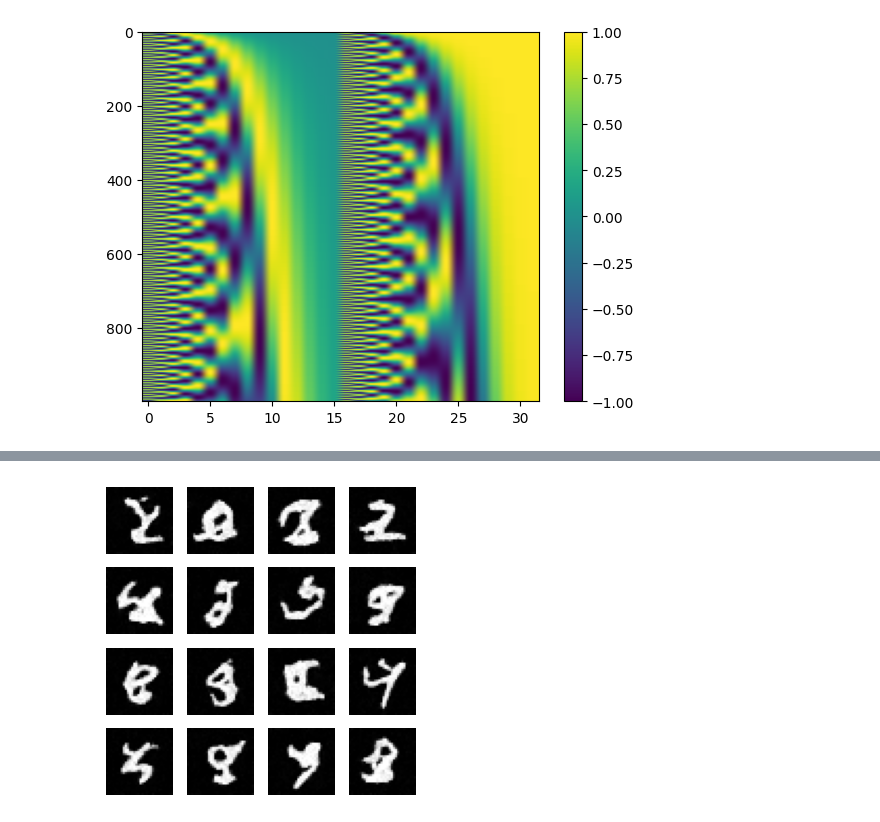
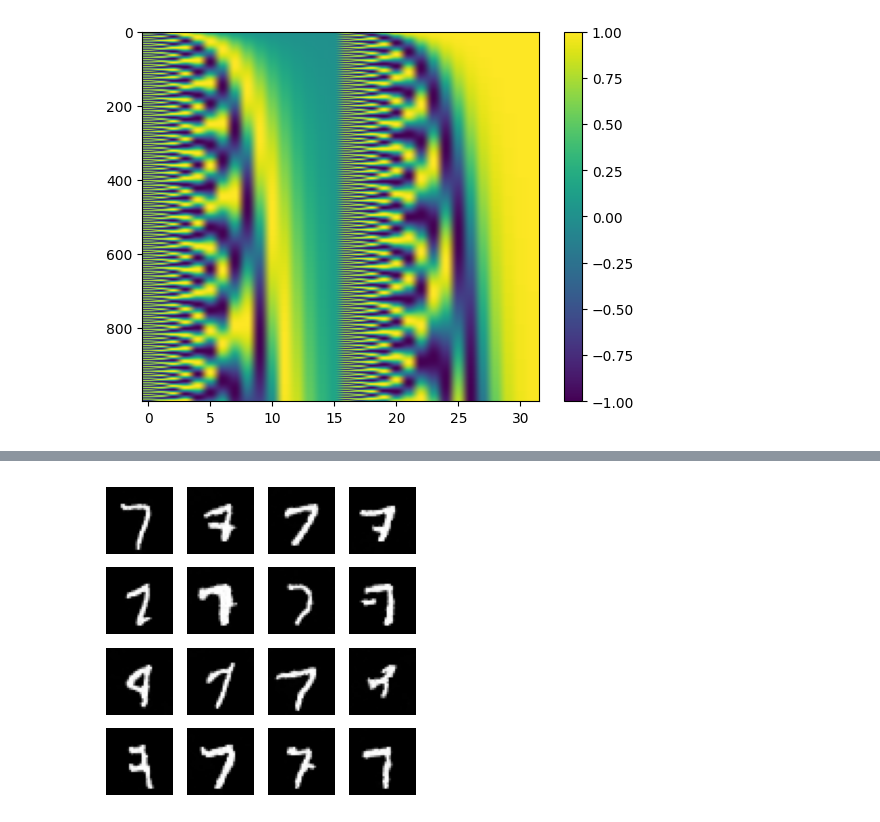
Before and after one commit to abrandonwang/text-to-sound, a Jupyter notebook: ddpm-mnist.ipynb, the cells around one changed output, grey strips where cells are left out. Cells and saved outputs as stored; diff of their text form; code cells hidden in the pictures.

Commit message:
Kaggle Notebook | ddpm-mnist | add class conditioning, train 20 epochs

```diff
--- a/ddpm-mnist.ipynb
+++ b/ddpm-mnist.ipynb
@@ -137,6 +137,7 @@ class Block(nn.Module):
 class UNet(nn.Module):
     def __init__(self):
         super().__init__()
+        self.label_emb = nn.Embedding(10, 32)
         self.block1 = Block(1, 32)
         self.down1 = nn.Conv2d(32, 32, kernel_size = 3, stride = 2, padding = 1)
         self.block2 = Block(32, 64)
@@ -146,8 +147,8 @@ class UNet(nn.Module):
         self.block3 = Block(192, 64)
         self.block4 = Block(96, 32)
         self.out = nn.Conv2d(32, 1, kernel_size = 1)
-    def forward(self, x, t):
-        t_emb = time_embedding(t)
+    def forward(self, x, t, y):
+        t_emb = time_embedding(t) + self.label_emb(y)
         d1 = self.block1(x, t_emb)
         h = self.down1(d1)
         d2 = self.block2(h, t_emb)
@@ -160,10 +161,3 @@ class UNet(nn.Module):
         h = torch.cat([h, d1], dim = 1)
         h = self.block4(h, t_emb)
         return self.out(h)
-
-model = UNet()
-t = torch.randint(0, T, (8,))
-print(model(x[:8], t).shape)
-print(sum(p.numel() for p in model.parameters()))
-model = UNet().to(device)
-opt = torch.optim.Adam(model.parameters(), lr = 1e-3)
@@ -173,19 +164,20 @@ torch.Size([8, 1, 32, 32])
 # %%
 model = UNet().to(device)
 opt = torch.optim.Adam(model.parameters(), lr = 1e-3)
-EPOCHS = 5
+EPOCHS = 20
 for epoch in range(EPOCHS):
     total = 0
     for x, y in tqdm(loader):
         x0 = x.to(device)
+        y = y.to(device)
         t = torch.randint(0, T, (x0.shape[0],), device = device)
         noisy, noise = add_noise(x0, t)
-        pred = model(noisy, t)
+        pred = model(noisy, t, y)
         loss = F.mse_loss(pred, noise)
         opt.zero_grad()
         loss.backward()
         opt.step()
         total = total + loss.item()
     print(epoch, total / len(loader))
-torch.save(model.state_dict(), "/kaggle/working/unet_mnist.pt")
+torch.save(model.state_dict(), "/kaggle/working/unet_mnist_cond.pt")
 # %% [output]
@@ -197,22 +197,23 @@ torch.save(model.state_dict(), "/kaggle/working/unet_mnist.pt")
 # %%
 with torch.no_grad():
     model.eval()
     x = torch.randn(16, 1, 32, 32, device = device)
+    y = torch.full((16,), 7, device = device)
     for t in range(999, -1, -1):
         t_batch = torch.full((16,), t, device = device)
-        eps = model(x, t_batch)
+        eps = model(x, t_batch, y)
         mean = (1 / torch.sqrt(alphas[t])) * (x - (betas[t] / torch.sqrt(1 - alpha_bar[t])) * eps)
         if t > 0:
             x = mean + torch.sqrt(betas[t]) * torch.randn_like(x)
         else:
             x = mean
 
 x = x.clamp(-1, 1).cpu()
 
 fig, axes = plt.subplots(4, 4, figsize = (4, 4))
 for i, ax in enumerate(axes.flat):
     ax.imshow(x[i].squeeze(), cmap = "gray")
     ax.axis("off")
 plt.show()
 # %% [output]
-[figure, old version]
+[figure, new version]
```
Also changed, not shown: parts of 2 cells of this notebook.
